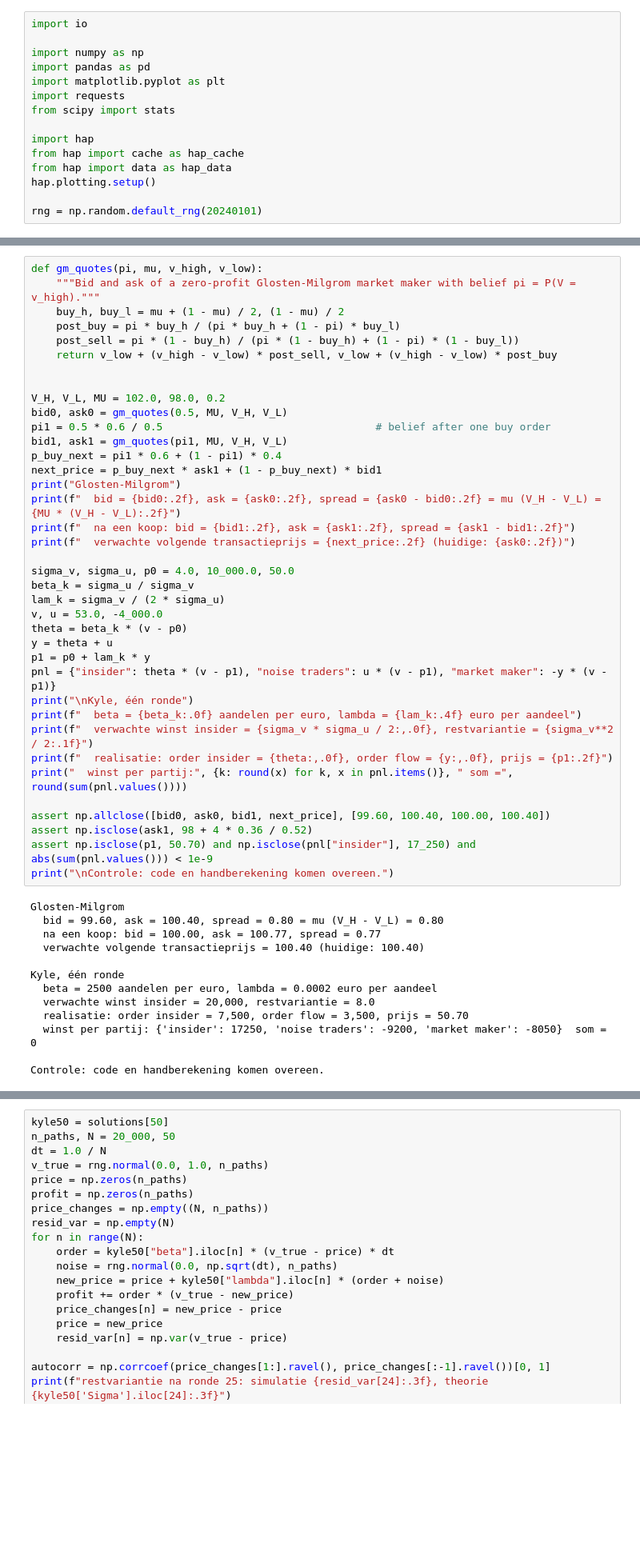
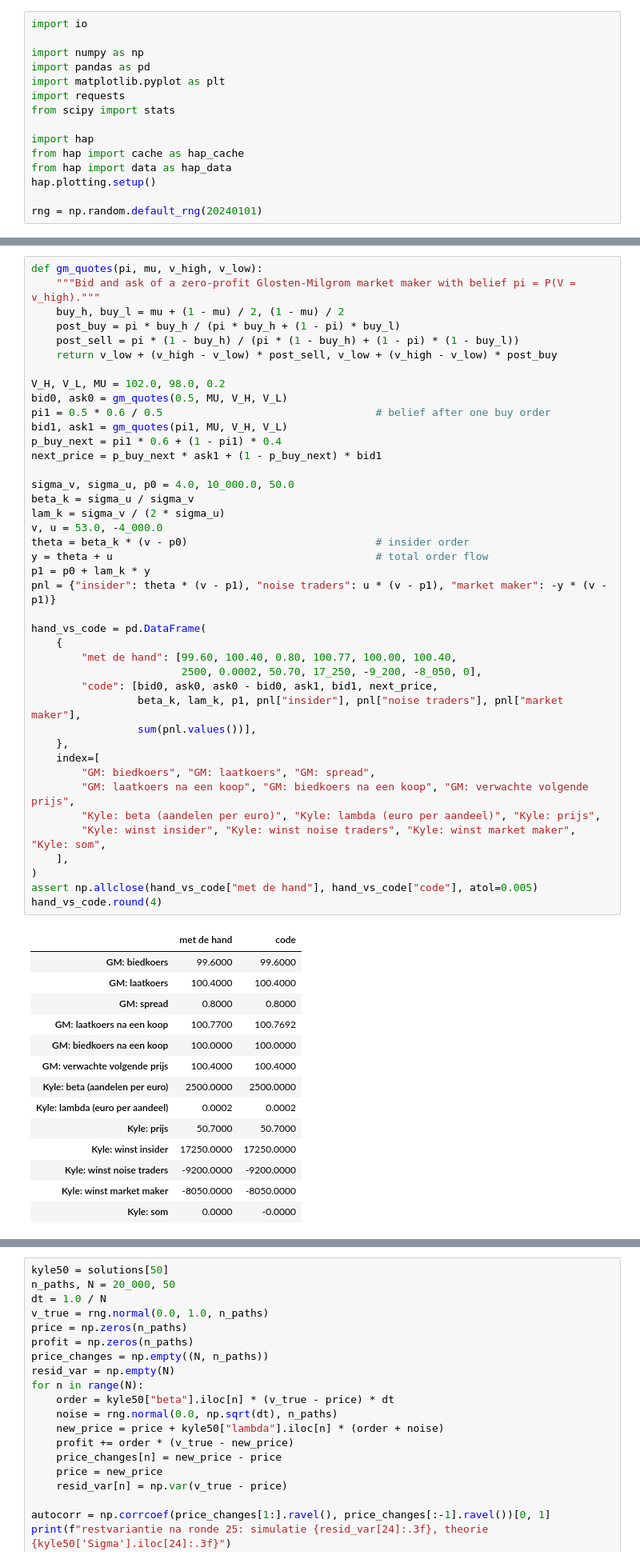
Before and after one commit to MaartenN14/history-asset-pricing, a Jupyter notebook: lectures/04_24_microstructuur.ipynb, the cells around one changed output, grey strips where cells are left out. Shown at 80% size. Saved outputs shown, nothing was run; the diff lists cells and outputs as text; blank space fills up the shorter version.

```diff
--- a/lectures/04_24_microstructuur.ipynb
+++ b/lectures/04_24_microstructuur.ipynb
@@ -186,52 +162,57 @@ speelt hij quitte.
 # %%
 def gm_quotes(pi, mu, v_high, v_low):
     """Bid and ask of a zero-profit Glosten-Milgrom market maker with belief pi = P(V = v_high)."""
     buy_h, buy_l = mu + (1 - mu) / 2, (1 - mu) / 2
     post_buy = pi * buy_h / (pi * buy_h + (1 - pi) * buy_l)
     post_sell = pi * (1 - buy_h) / (pi * (1 - buy_h) + (1 - pi) * (1 - buy_l))
     return v_low + (v_high - v_low) * post_sell, v_low + (v_high - v_low) * post_buy
 
-
 V_H, V_L, MU = 102.0, 98.0, 0.2
 bid0, ask0 = gm_quotes(0.5, MU, V_H, V_L)
 pi1 = 0.5 * 0.6 / 0.5                                  # belief after one buy order
 bid1, ask1 = gm_quotes(pi1, MU, V_H, V_L)
 p_buy_next = pi1 * 0.6 + (1 - pi1) * 0.4
 next_price = p_buy_next * ask1 + (1 - p_buy_next) * bid1
-print("Glosten-Milgrom")
-print(f"  bid = {bid0:.2f}, ask = {ask0:.2f}, spread = {ask0 - bid0:.2f} = mu (V_H - V_L) = {MU * (V_H - V_L):.2f}")
-print(f"  na een koop: bid = {bid1:.2f}, ask = {ask1:.2f}, spread = {ask1 - bid1:.2f}")
-print(f"  verwachte volgende transactieprijs = {next_price:.2f} (huidige: {ask0:.2f})")
 
 sigma_v, sigma_u, p0 = 4.0, 10_000.0, 50.0
 beta_k = sigma_u / sigma_v
 lam_k = sigma_v / (2 * sigma_u)
 v, u = 53.0, -4_000.0
-theta = beta_k * (v - p0)
-y = theta + u
+theta = beta_k * (v - p0)                              # insider order
+y = theta + u                                          # total order flow
 p1 = p0 + lam_k * y
 pnl = {"insider": theta * (v - p1), "noise traders": u * (v - p1), "market maker": -y * (v - p1)}
-print("\nKyle, één ronde")
-print(f"  beta = {beta_k:.0f} aandelen per euro, lambda = {lam_k:.4f} euro per aandeel")
-print(f"  verwachte winst insider = {sigma_v * sigma_u / 2:,.0f}, restvariantie = {sigma_v**2 / 2:.1f}")
-print(f"  realisatie: order insider = {theta:,.0f}, order flow = {y:,.0f}, prijs = {p1:.2f}")
-print("  winst per partij:", {k: round(x) for k, x in pnl.items()}, " som =", round(sum(pnl.values())))
 
-assert np.allclose([bid0, ask0, bid1, next_price], [99.60, 100.40, 100.00, 100.40])
-assert np.isclose(ask1, 98 + 4 * 0.36 / 0.52)
-assert np.isclose(p1, 50.70) and np.isclose(pnl["insider"], 17_250) and abs(sum(pnl.values())) < 1e-9
-print("\nControle: code en handberekening komen overeen.")
+hand_vs_code = pd.DataFrame(
+    {
+        "met de hand": [99.60, 100.40, 0.80, 100.77, 100.00, 100.40,
+                        2500, 0.0002, 50.70, 17_250, -9_200, -8_050, 0],
+        "code": [bid0, ask0, ask0 - bid0, ask1, bid1, next_price,
+                 beta_k, lam_k, p1, pnl["insider"], pnl["noise traders"], pnl["market maker"],
+                 sum(pnl.values())],
+    },
+    index=[
+        "GM: biedkoers", "GM: laatkoers", "GM: spread",
+        "GM: laatkoers na een koop", "GM: biedkoers na een koop", "GM: verwachte volgende prijs",
+        "Kyle: beta (aandelen per euro)", "Kyle: lambda (euro per aandeel)", "Kyle: prijs",
+        "Kyle: winst insider", "Kyle: winst noise traders", "Kyle: winst market maker", "Kyle: som",
+    ],
+)
+assert np.allclose(hand_vs_code["met de hand"], hand_vs_code["code"], atol=0.005)
+hand_vs_code.round(4)
 # %% [output]
-Glosten-Milgrom
-  bid = 99.60, ask = 100.40, spread = 0.80 = mu (V_H - V_L) = 0.80
-  na een koop: bid = 100.00, ask = 100.77, spread = 0.77
-  verwachte volgende transactieprijs = 100.40 (huidige: 100.40)
-
-Kyle, één ronde
-  beta = 2500 aandelen per euro, lambda = 0.0002 euro per aandeel
-  verwachte winst insider = 20,000, restvariantie = 8.0
-  realisatie: order insider = 7,500, order flow = 3,500, prijs = 50.70
-  winst per partij: {'insider': 17250, 'noise traders': -9200, 'market maker': -8050}  som = 0
-
-Controle: code en handberekening komen overeen.
+|  | met de hand | code |
+| GM: biedkoers | 99.6000 | 99.6000 |
+| GM: laatkoers | 100.4000 | 100.4000 |
+| GM: spread | 0.8000 | 0.8000 |
+| GM: laatkoers na een koop | 100.7700 | 100.7692 |
+| GM: biedkoers na een koop | 100.0000 | 100.0000 |
+| GM: verwachte volgende prijs | 100.4000 | 100.4000 |
+| Kyle: beta (aandelen per euro) | 2500.0000 | 2500.0000 |
+| Kyle: lambda (euro per aandeel) | 0.0002 | 0.0002 |
+| Kyle: prijs | 50.7000 | 50.7000 |
+| Kyle: winst insider | 17250.0000 | 17250.0000 |
+| Kyle: winst noise traders | -9200.0000 | -9200.0000 |
+| Kyle: winst market maker | -8050.0000 | -8050.0000 |
+| Kyle: som | 0.0000 | -0.0000 |
 # %% [markdown]
```
Also changed, not shown: parts of 32 cells of this notebook, 5 other files.
